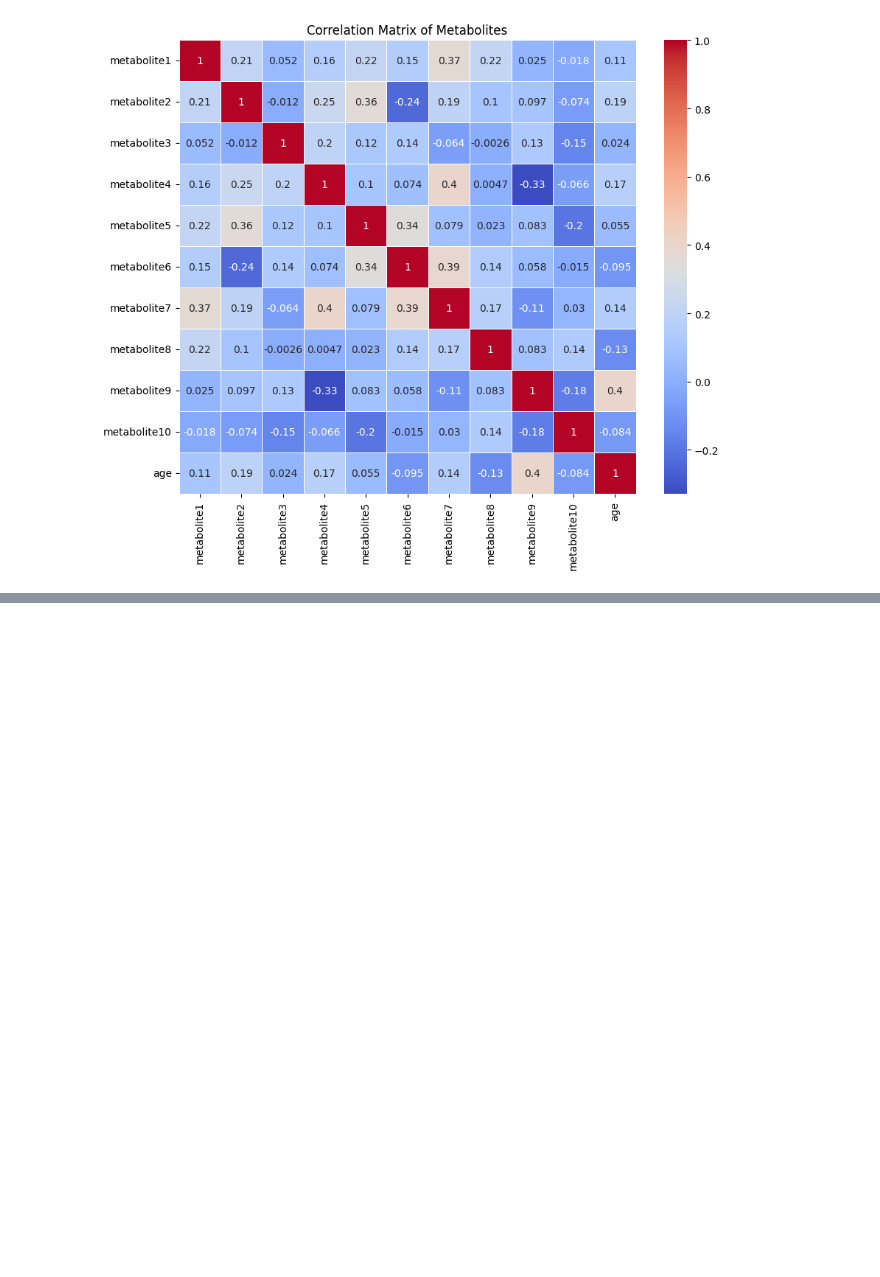
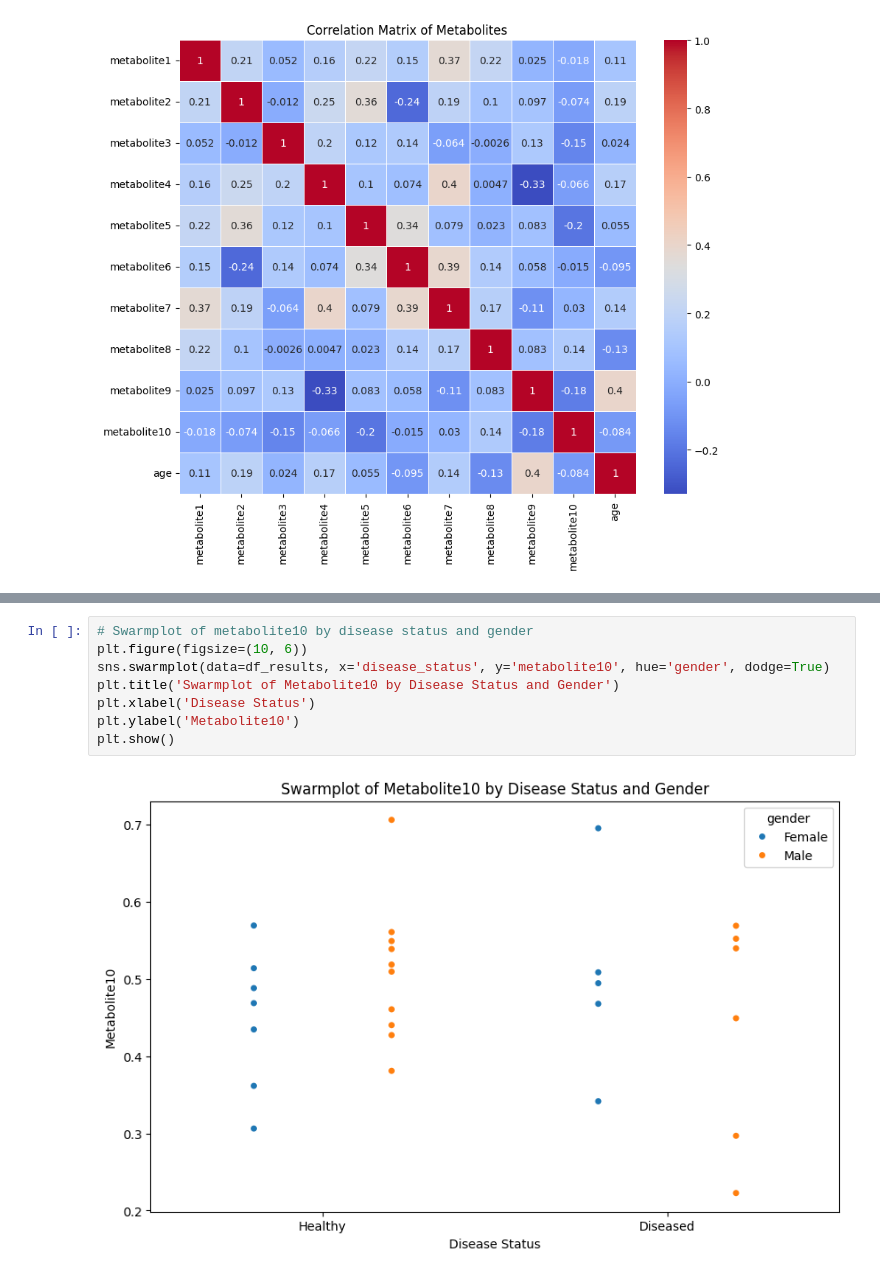
Before and after one commit to Gressling/cheminf-EDU, a Jupyter notebook: machineLearning/metabolomics_biomarker_discovery/metabolomics_biomarker_discovery.ipynb, the cells around one changed output, grey strips where cells are left out. Cells and saved outputs as stored; diff of their text form; blank space fills up the shorter version.

```diff
--- a/machineLearning/metabolomics_biomarker_discovery/metabolomics_biomarker_discovery.ipynb
+++ b/machineLearning/metabolomics_biomarker_discovery/metabolomics_biomarker_discovery.ipynb
@@ -139,0 +247,10 @@ Healthy            0.451494      0.484593  41.941176
+# %%
+# Swarmplot of metabolite10 by disease status and gender
+plt.figure(figsize=(10, 6))
+sns.swarmplot(data=df_results, x='disease_status', y='metabolite10', hue='gender', dodge=True)
+plt.title('Swarmplot of Metabolite10 by Disease Status and Gender')
+plt.xlabel('Disease Status')
+plt.ylabel('Metabolite10')
+plt.show()
+# %% [output]
+[figure, added]
```
Also changed, not shown: parts of 9 cells of this notebook.
